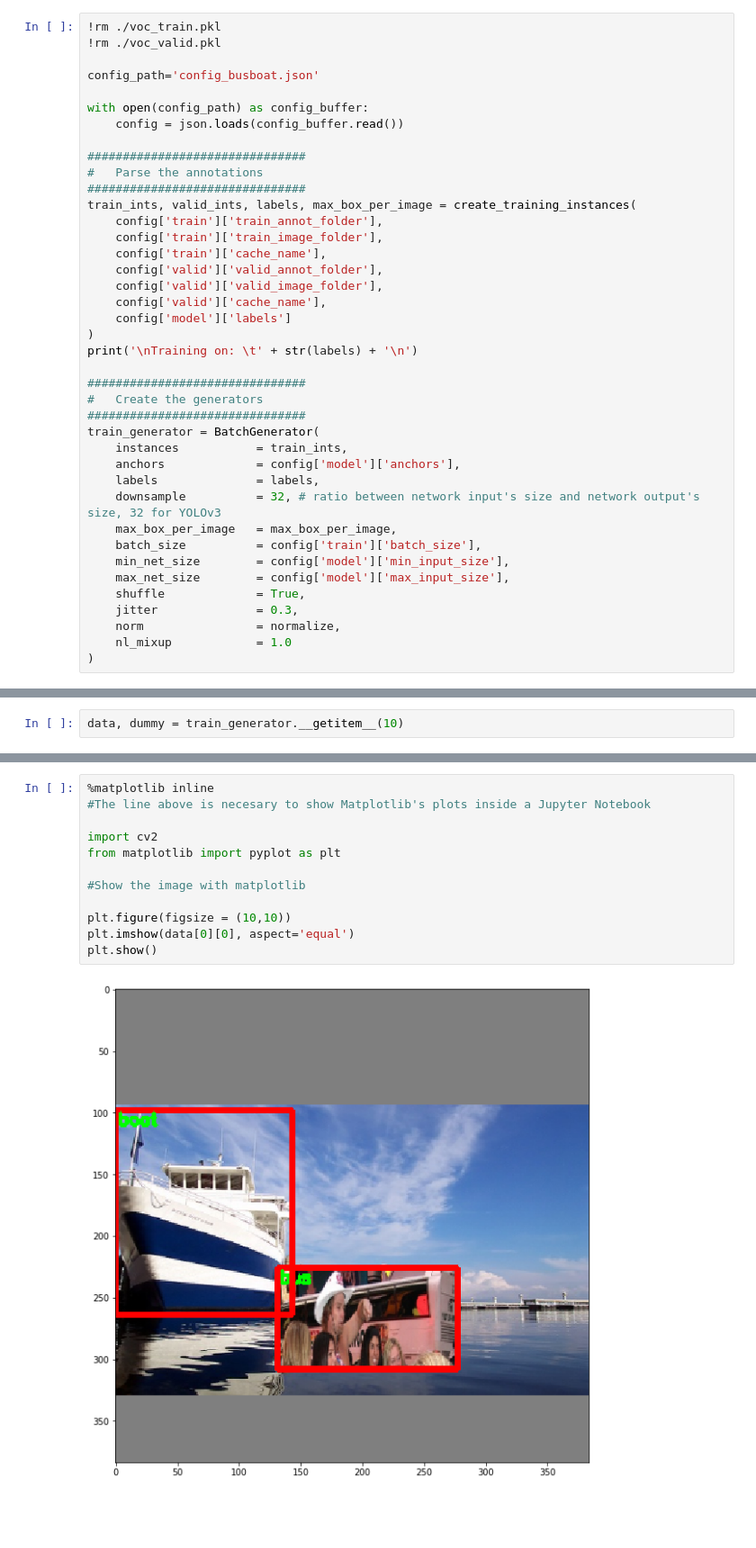
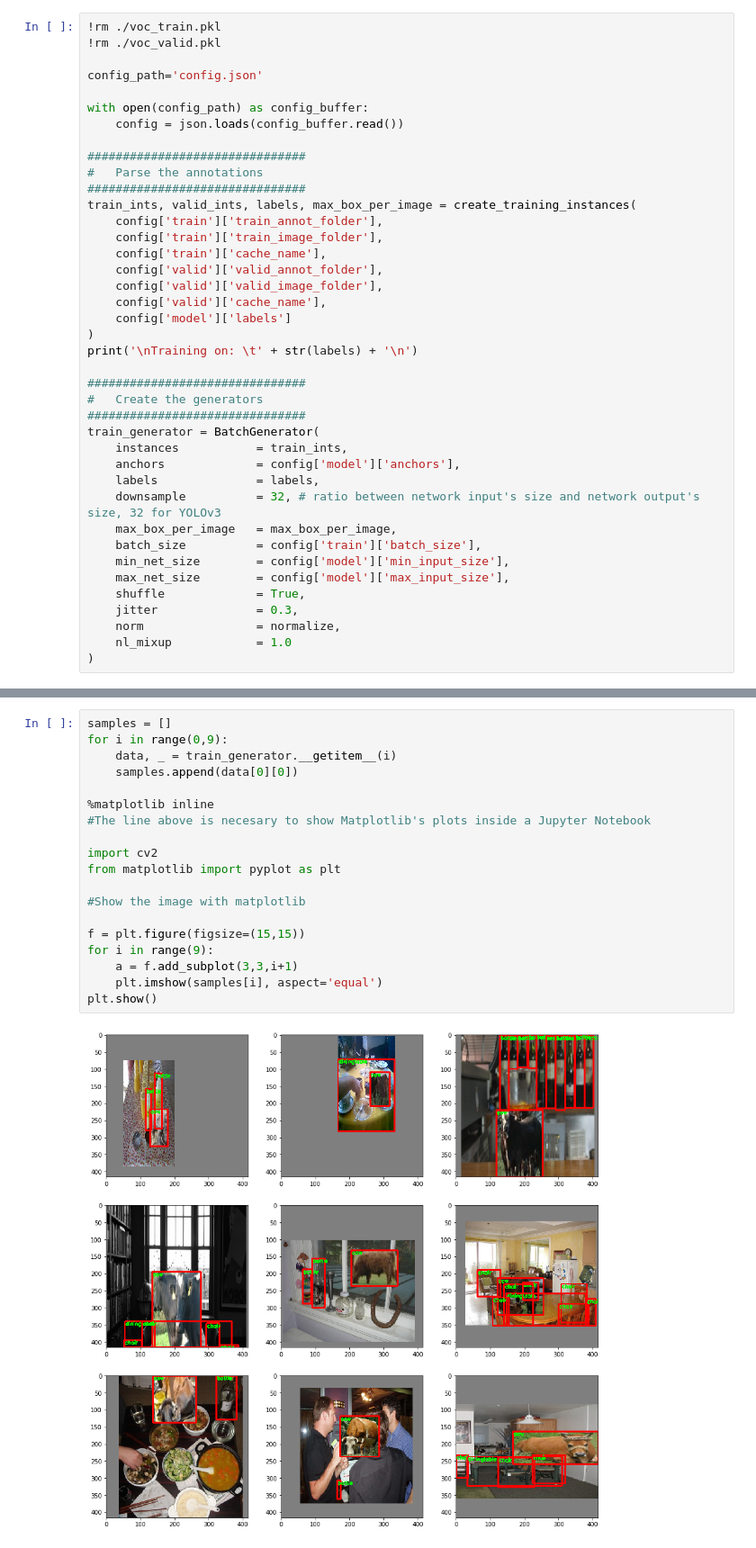
Before and after one commit to henritomas/keras-yolo3-nlmixup, a Jupyter notebook: demo.ipynb, the cells around one changed output, grey strips where cells are left out. Shown at 90% size. Cells and saved outputs as stored; diff of their text form; blank space fills up the shorter version.

```diff
--- a/demo.ipynb
+++ b/demo.ipynb
@@ -72,7 +81,7 @@ def create_training_instances(
 !rm ./voc_train.pkl
 !rm ./voc_valid.pkl
 
-config_path='config_busboat.json'
+config_path='config.json'
 
 with open(config_path) as config_buffer:
     config = json.loads(config_buffer.read())
@@ -117,2 +125,0 @@ Training on:    ['boat', 'bottle', 'bus', 'chair', 'cow', 'diningtable']
-# %%
-data, dummy = train_generator.__getitem__(10)
@@ -121,14 +131,21 @@ resizing:  384 384
 # %%
+samples = []
+for i in range(0,9):
+    data, _ = train_generator.__getitem__(i)
+    samples.append(data[0][0])
+
 %matplotlib inline
 #The line above is necesary to show Matplotlib's plots inside a Jupyter Notebook
 
 import cv2
 from matplotlib import pyplot as plt
 
 #Show the image with matplotlib
 
-plt.figure(figsize = (10,10))
-plt.imshow(data[0][0], aspect='equal')
+f = plt.figure(figsize=(15,15))
+for i in range(9):
+    a = f.add_subplot(3,3,i+1)
+    plt.imshow(samples[i], aspect='equal')
 plt.show()
 # %% [output]
-[figure, old version]
+[figure, new version]
```
Also changed, not shown: parts of 11 cells of this notebook, 8 other files.
